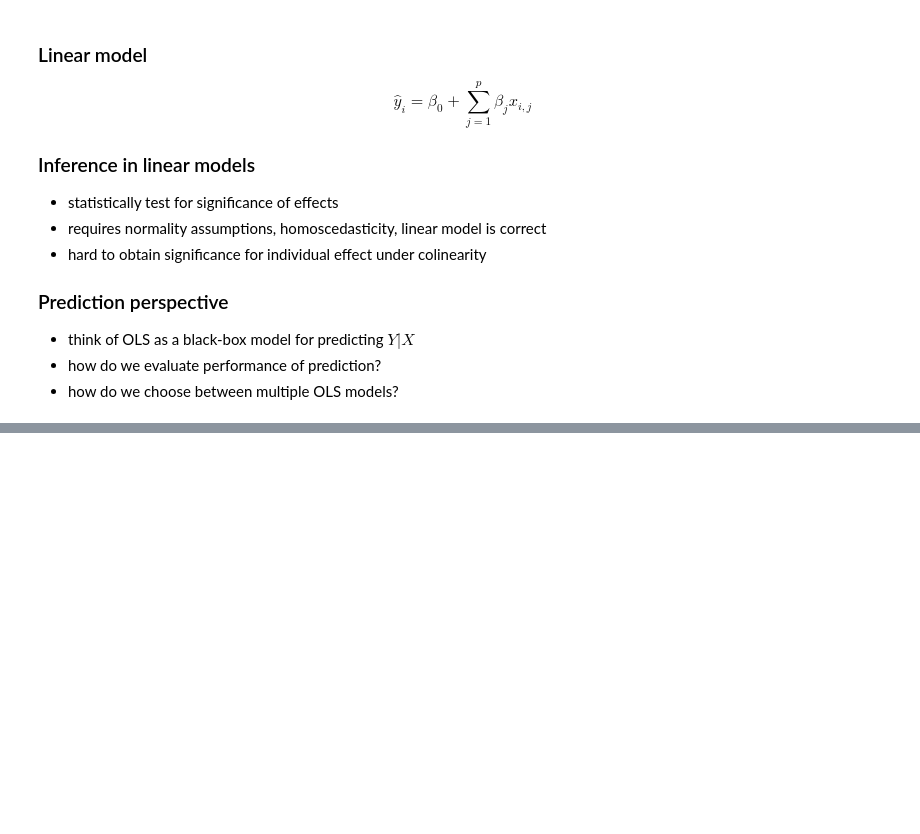
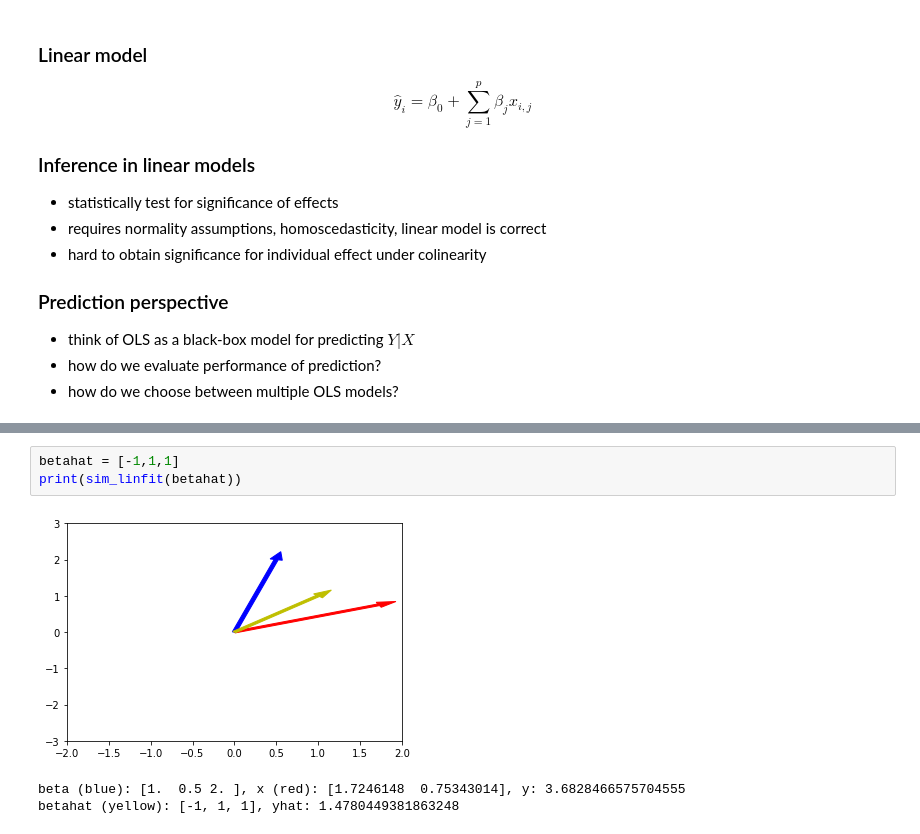
Before and after one commit to jsharpna/141Blectures, a Jupyter notebook: lecture8/lecture8.ipynb, the cells around one changed output, grey strips where cells are left out. Saved outputs shown, nothing was run; the diff lists cells and outputs as text; blank space fills up the shorter version.

```diff
--- a/lecture8/lecture8.ipynb
+++ b/lecture8/lecture8.ipynb
@@ -41,0 +98,7 @@ $$\hat y = \beta_0 + \sum_{j=1}^p \beta_j x_{j} = \beta_0 + \beta^\top x$$
+# %%
+betahat = [-1,1,1]
+print(sim_linfit(betahat))
+# %% [output]
+[figure, added]
+beta (blue): [1.  0.5 2. ], x (red): [1.7246148  0.75343014], y: 3.6828466575704555
+betahat (yellow): [-1, 1, 1], yhat: 1.4780449381863248
```
Also changed, not shown: parts of 25 cells of this notebook, 2 other files.
